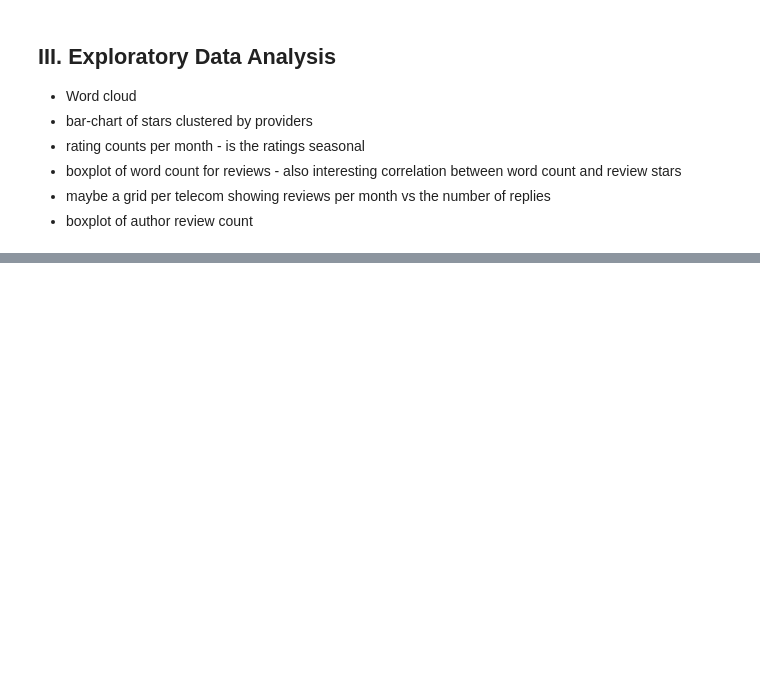
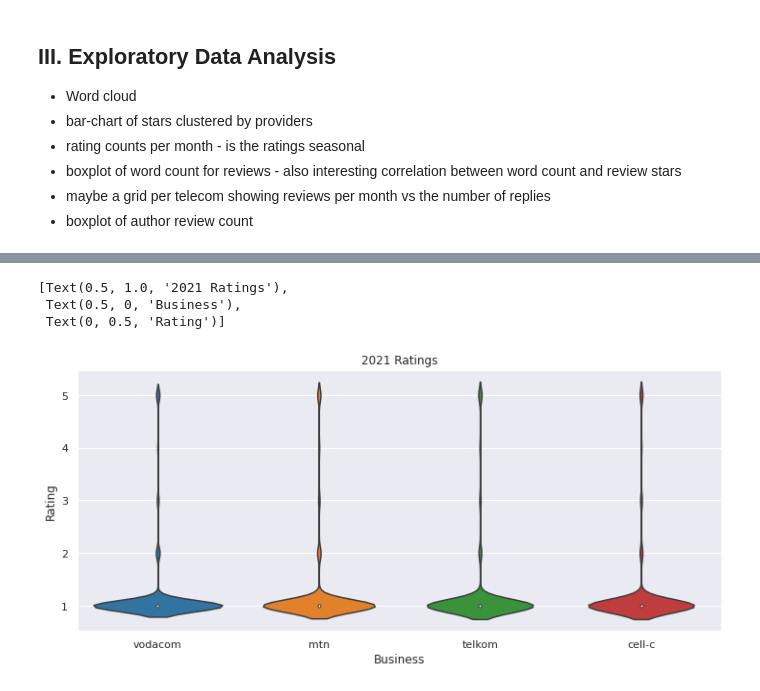
Before and after one commit to JohnnyFoulds/dsm020-2021-oct, a Jupyter notebook: coursework_01/cw.ipynb, the cells around one changed output, grey strips where cells are left out. Cells and saved outputs as stored; diff of their text form; code cells hidden in the pictures; blank space fills up the shorter version.

```diff
--- a/coursework_01/cw.ipynb
+++ b/coursework_01/cw.ipynb
@@ -773,0 +821,17 @@ Applying typical NLP pre-processing techniques such as tokenization, stopword re
+# %%
+rating_plot = sns.violinplot(
+    data=df_eda,
+    x="business_slug",
+    y="review_rating",
+    palette="tab10")
+
+rating_plot.set(
+    title='2021 Ratings',
+    xlabel='Business',
+    ylabel='Rating'
+)
+# %% [output]
+[Text(0.5, 1.0, '2021 Ratings'),
+ Text(0.5, 0, 'Business'),
+ Text(0, 0.5, 'Rating')]
+[figure, added]
```
Also changed, not shown: parts of 15 cells of this notebook.
